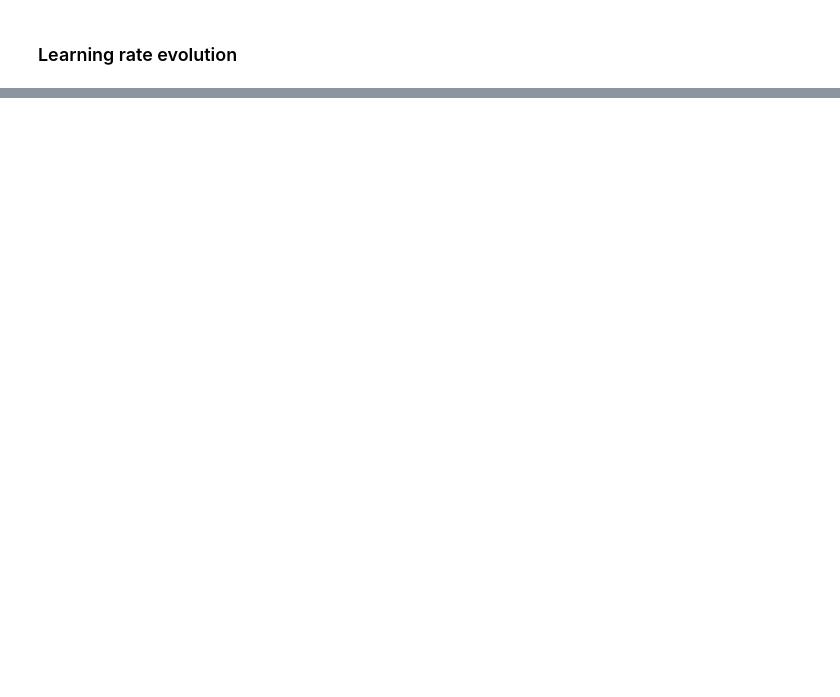
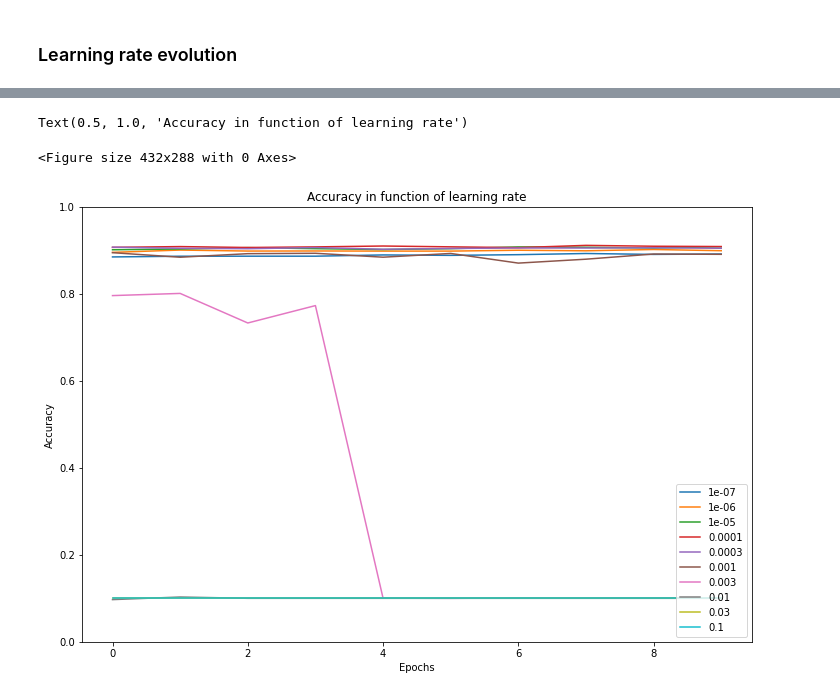
Before and after one commit to tcotte/CNN_Pytorch, a Jupyter notebook: fashion_mnist.ipynb, the cells around one changed output, grey strips where cells are left out. Cells and saved outputs as stored; diff of their text form; code cells hidden in the pictures; blank space fills up the shorter version.

Commit message:
learning rates evolution

```diff
--- a/fashion_mnist.ipynb
+++ b/fashion_mnist.ipynb
@@ -170,7 +197,7 @@ plot_grad_flow(model.named_parameters())
 # %%
 accuracies = []
 losses = []
-learning_rates = [0.0001, 0.0003, 0.001, 0.003, 0.01, 0.03, 0.1]
+learning_rates = [1e-7,1e-6,1e-5,0.0001, 0.0003, 0.001, 0.003, 0.01, 0.03, 0.1]
 
 for lr in learning_rates:
   print("<============== Learning Rate : "+ str(lr) +"==============>")
@@ -181,15 +226,19 @@ for lr in learning_rates:
 # %%
 fig = plt.figure()
 x = np.arange(10)
 
-cnt = 1 # because I don't remove the first accuracies instead it is 0
+cnt = 0
 fig = plt.figure(figsize=(12, 8))
 for lr in learning_rates:
   plt.plot(x, accuracies[cnt*10:(cnt+1)*10], label=str(lr))
   cnt+=1
 
 plt.legend(loc='lower right')
 plt.xlabel("Epochs")
 plt.ylabel("Accuracy")
 plt.ylim(0,1)
 plt.title("Accuracy in function of learning rate")
+# %% [output]
+Text(0.5, 1.0, 'Accuracy in function of learning rate')
+<Figure size 432x288 with 0 Axes>
+[figure, added]
```
Also changed, not shown: parts of 23 cells of this notebook.
